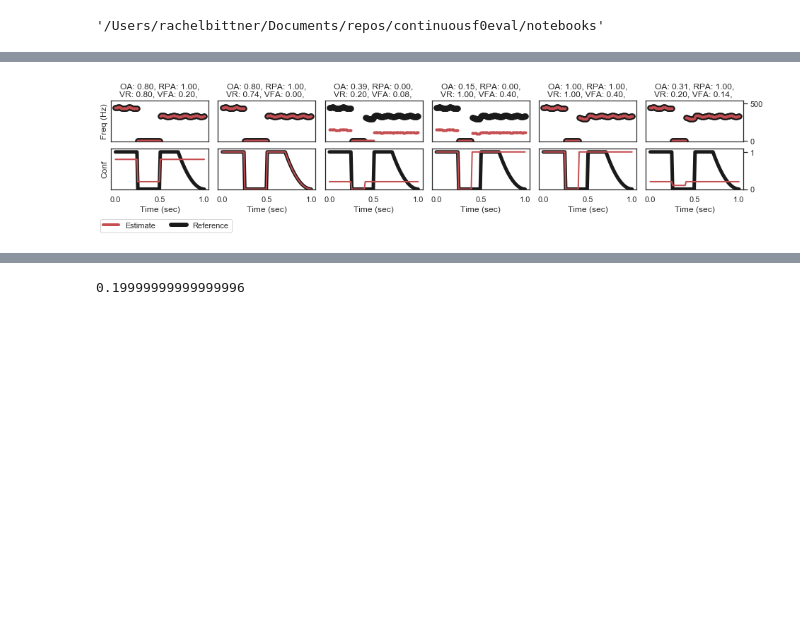
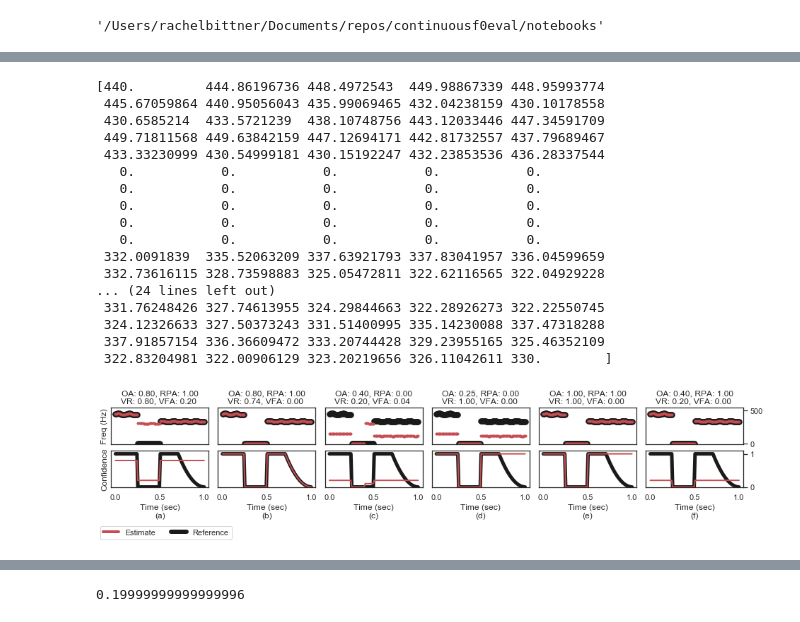
Before and after one commit to juanjobosch/continuousf0eval, a Jupyter notebook: notebooks/Plots toy examples.ipynb, the cells around one changed output, grey strips where cells are left out. Saved outputs shown, nothing was run; the diff lists cells and outputs as text; code cells hidden in the pictures; blank space fills up the shorter version.

Commit message:
Updated toy examples

```diff
--- a/notebooks/Plots toy examples.ipynb
+++ b/notebooks/Plots toy examples.ipynb
@@ -24,6 +24,7 @@ def create_reference_example():
     ref_conf = np.ones_like(t)
     ref_conf[-decay_len:] = np.linspace(1,0.01,decay_len) **2
     ref_conf[ref_pitch == 0] = 0
+    ref_pitch[ref_conf == 0] = 0
     return t, ref_pitch, ref_conf
 # %%
 ref_times, ref_freqs, ref_conf = create_reference_example()
@@ -65,13 +70,13 @@ def wrong_pitch_perfect_confidence(t, pitch):
 # %%
 def get_title(ref_times, ref_freqs, ref_conf, est_times, est_freqs, est_conf):
     sc = metrics.evaluate(ref_times, ref_freqs, ref_conf, est_times, est_freqs, est_conf)
-    title = "OA: {oa:0.2f}, RPA: {rpa:0.2f},\nVR: {vr:0.2f}, VFA: {vfa:0.2f}, ".format(
+    title = "OA: {oa:0.2f}, RPA: {rpa:0.2f}\nVR: {vr:0.2f}, VFA: {vfa:0.2f} ".format(
     oa=sc['Overall Accuracy'], rpa=sc['Raw Pitch Accuracy'],
     vr = sc['Voicing Recall'], vfa = sc['Voicing False Alarm'])
     return title
 
 def add_subplot(row, col, pos, ref_times, ref_freqs, ref_conf, est_times, est_freqs, est_conf,
-                ylab=False, ytick=False):
+                ylab=False, ytick=False, label = None):
     ax = plt.subplot(row, col, pos)
     ax.yaxis.tick_right()
     if not ytick:
@@ -92,10 +97,13 @@ def add_subplot(row, col, pos, ref_times, ref_freqs, ref_conf, est_times, est_fr
     plt.ylim([-0, 1.1])
 
     if ylab:
-        plt.ylabel("Conf")
+        plt.ylabel("Confidence")
     ax.yaxis.tick_right()
     if not ytick:
         plt.yticks([], [])
-    plt.xlabel("Time (sec)")
+    if label is None:
+        plt.xlabel("Time (sec)")
+    else:
+        plt.xlabel("Time (sec)\n(" + label +")")
 # %%
 from matplotlib.lines import Line2D
@@ -102,39 +132,57 @@ from matplotlib.lines import Line2D
 # %%
-ref_times, ref_freqs, ref_conf = create_reference_example()
 
 custom_lines = [Line2D([0], [0], color='r', lw=4),
                 Line2D([0], [0], color='k', lw=6)]
 custom_lab = ['Estimate', 'Reference']
 
 fig = plt.figure(figsize=(13, 3))
 sns.set(font_scale=1.0)
 sns.set_style('white')
+print(ref_freqs)
+est_times, est_freqs, est_conf = perfect_pitch_high_confidence(ref_times, ref_freqs)
 
-est_times, est_freqs, est_conf = perfect_pitch_high_confidence(ref_times, ref_freqs)
-add_subplot(2, 6, 1, ref_times, ref_freqs, ref_conf, est_times, est_freqs, est_conf, ylab=True)
+print(ref_freqs)
+add_subplot(2, 6, 1, ref_times, ref_freqs, ref_conf, est_times, est_freqs, est_conf, ylab=True, label="a")
 
 est_times, est_freqs, est_conf = identity_estimator(ref_times, ref_freqs, ref_conf)
-add_subplot(2, 6, 2, ref_times, ref_freqs, ref_conf, est_times, est_freqs, est_conf)
+add_subplot(2, 6, 2, ref_times, ref_freqs, ref_conf, est_times, est_freqs, est_conf, label="b")
 
 est_times, est_freqs, est_conf = wrong_pitch_low_confidence(ref_times, ref_freqs)
-add_subplot(2, 6, 3, ref_times, ref_freqs, ref_conf, est_times, est_freqs, est_conf)
+add_subplot(2, 6, 3, ref_times, ref_freqs, ref_conf, est_times, est_freqs, est_conf, label="c")
 
 est_times, est_freqs, est_conf = wrong_pitch_perfect_confidence(ref_times, ref_freqs)
-add_subplot(2, 6, 4, ref_times, ref_freqs, ref_conf, est_times, est_freqs, est_conf)
+add_subplot(2, 6, 4, ref_times, ref_freqs, ref_conf, est_times, est_freqs, est_conf, label="d")
 
 est_times, est_freqs, est_conf = perfect_pitch_perfect_confidence(ref_times, ref_freqs)
-add_subplot(2, 6, 5, ref_times, ref_freqs, ref_conf, est_times, est_freqs, est_conf)
+add_subplot(2, 6, 5, ref_times, ref_freqs, ref_conf, est_times, est_freqs, est_conf, label="e")
 
 est_times, est_freqs, est_conf = perfect_pitch_low_confidence(ref_times, ref_freqs)
-add_subplot(2, 6, 6, ref_times, ref_freqs, ref_conf, est_times, est_freqs, est_conf, ytick=True)
+add_subplot(2, 6, 6, ref_times, ref_freqs, ref_conf, est_times, est_freqs, est_conf, label="f", ytick=True)
 
 fig.legend(custom_lines, custom_lab, ncol=2, loc=3)
 
 plt.tight_layout(pad=0.0, w_pad=0.1)
-fig.subplots_adjust(bottom=0.3)
+fig.subplots_adjust(bottom=0.36)
 plt.savefig("../paper-figs/toy_ex.pdf", fmt='pdf', bbox_inches="tight")
 # %% [output]
+[440.         444.86196736 448.4972543  449.98867339 448.95993774
+ 445.67059864 440.95056043 435.99069465 432.04238159 430.10178558
+ 430.6585214  433.5721239  438.10748756 443.12033446 447.34591709
+ 449.71811568 449.63842159 447.12694171 442.81732557 437.79689467
+ 433.33230999 430.54999181 430.15192247 432.23853536 436.28337544
+   0.           0.           0.           0.           0.
+   0.           0.           0.           0.           0.
+   0.           0.           0.           0.           0.
+   0.           0.           0.           0.           0.
+   0.           0.           0.           0.           0.
+ 332.0091839  335.52063209 337.63921793 337.83041957 336.04599659
+ 332.73616115 328.73598883 325.05472811 322.62116565 322.04929228
+... (24 lines left out)
+ 331.76248426 327.74613955 324.29844663 322.28926273 322.22550745
+ 324.12326633 327.50373243 331.51400995 335.14230088 337.47318288
+ 337.91857154 336.36609472 333.20744428 329.23955165 325.46352109
+ 322.83204981 322.00906129 323.20219656 326.11042611 330.        ]
-[figure, old version]
+[figure, new version]
 # %%
 # def plot_metrics(ref_times, ref_freqs, ref_conf, est_times, est_freqs, est_conf):
 #     sc = metrics.evaluate(ref_times, ref_freqs, ref_conf, est_times, est_freqs, est_conf)
```
Also changed, not shown: parts of 6 cells of this notebook.
